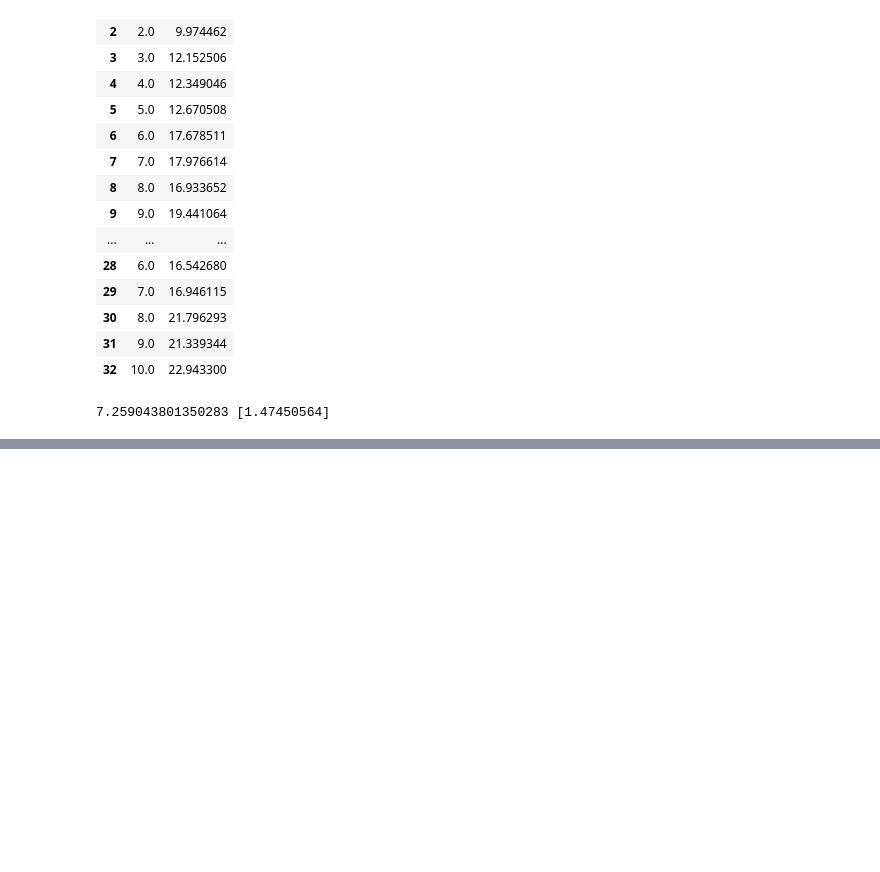
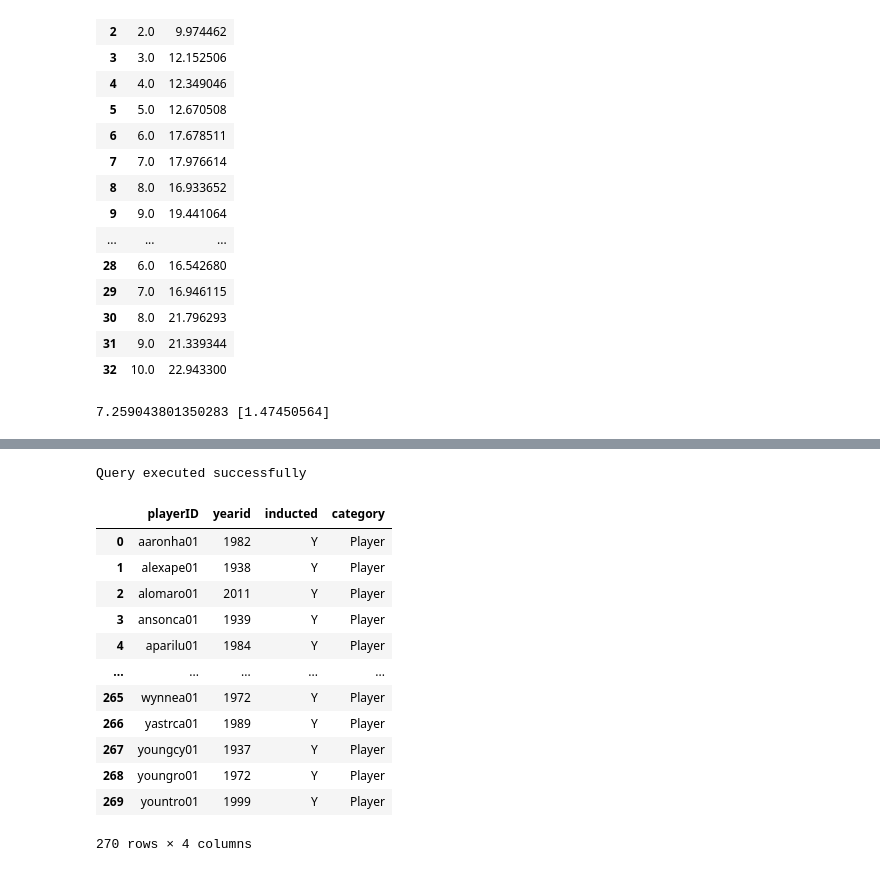
Before and after one commit to ewarren38/HW5_WarrenE, a Jupyter notebook: HW5_WarrenE.ipynb, the cells around one changed output, grey strips where cells are left out. Saved outputs shown, nothing was run; the diff lists cells and outputs as text; code cells hidden in the pictures; blank space fills up the shorter version.

```diff
--- a/HW5_WarrenE.ipynb
+++ b/HW5_WarrenE.ipynb
@@ -102,0 +164,27 @@ beta_est.plot.hist()
+# %%
+#all of the players in the hall of fame, the year they were voted into the hall of fame,
+#and their category- see the HallOfFame table, the inducted
+get_HOF = '''
+ SELECT playerID, yearID, inducted, category
+ FROM HallOfFame
+ WHERE inducted is "Y" AND category is "Player"
+ '''
+execute_query(con, get_HOF)
+
+HOF = pd.read_sql(get_HOF, con)
+HOF
+# %% [output]
+Query executed successfully
+|  | playerID | yearid | inducted | category |
+| 0 | aaronha01 | 1982 | Y | Player |
+| 1 | alexape01 | 1938 | Y | Player |
+| 2 | alomaro01 | 2011 | Y | Player |
+| 3 | ansonca01 | 1939 | Y | Player |
+| 4 | aparilu01 | 1984 | Y | Player |
+| ... | ... | ... | ... | ... |
+| 265 | wynnea01 | 1972 | Y | Player |
+| 266 | yastrca01 | 1989 | Y | Player |
+| 267 | youngcy01 | 1937 | Y | Player |
+| 268 | youngro01 | 1972 | Y | Player |
+| 269 | yountro01 | 1999 | Y | Player |
+270 rows × 4 columns
```
Also changed, not shown: parts of 12 cells of this notebook.
